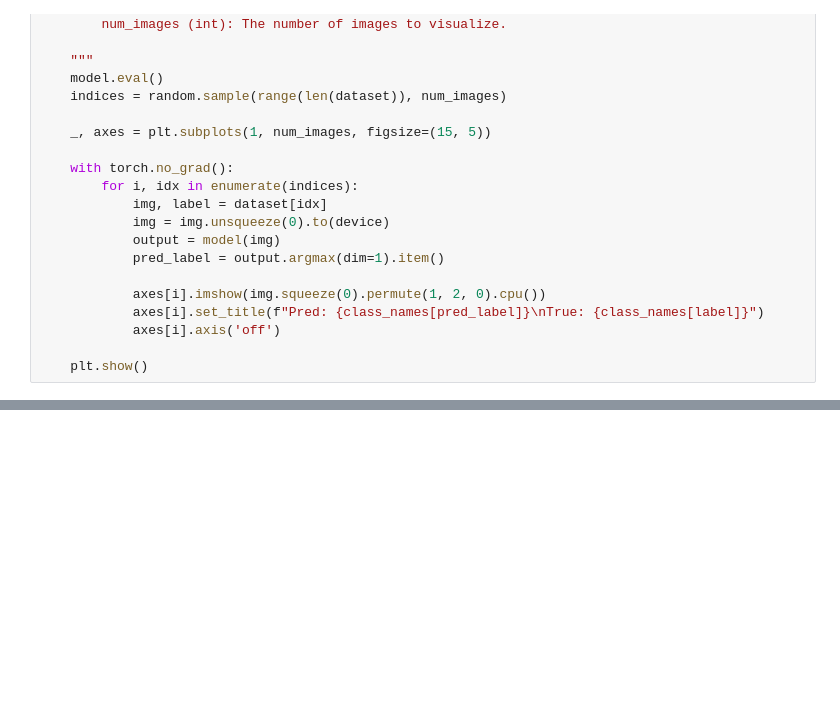
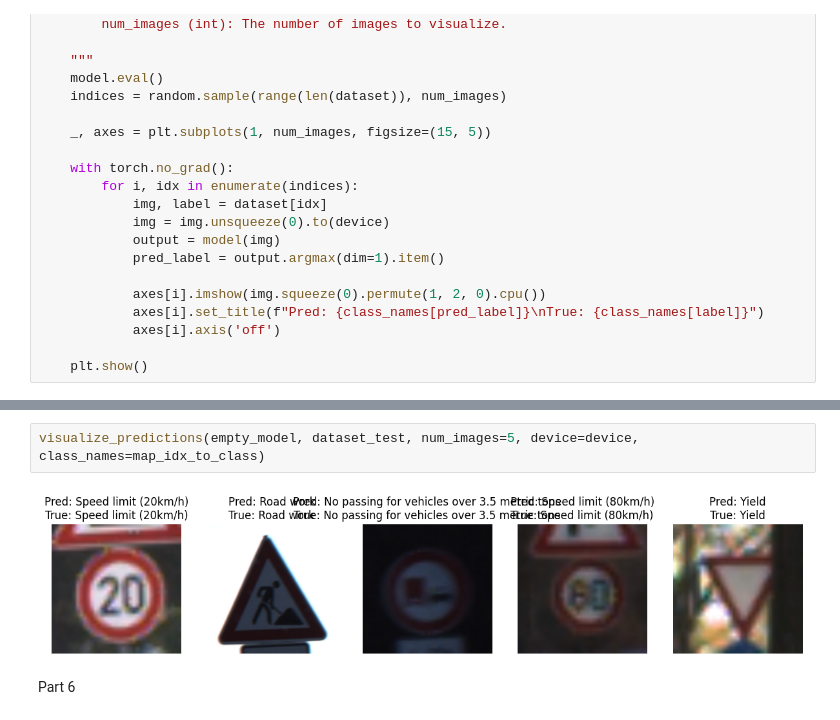
Before and after one commit to Micaet/WB2, a Jupyter notebook: task2.ipynb, the cells around one changed output, grey strips where cells are left out. Saved outputs shown, nothing was run; the diff lists cells and outputs as text; blank space fills up the shorter version.

```diff
--- a/task2.ipynb
+++ b/task2.ipynb
@@ -330,0 +451,6 @@ def train(model: torch.nn.Module, train_loader: torch.utils.data.DataLoader, val
+# %%
+visualize_predictions(empty_model, dataset_test, num_images=5, device=device, class_names=map_idx_to_class)
+# %% [output]
+[figure, added]
+# %% [markdown]
+Part 6
```
Also changed, not shown: parts of 25 cells of this notebook.
